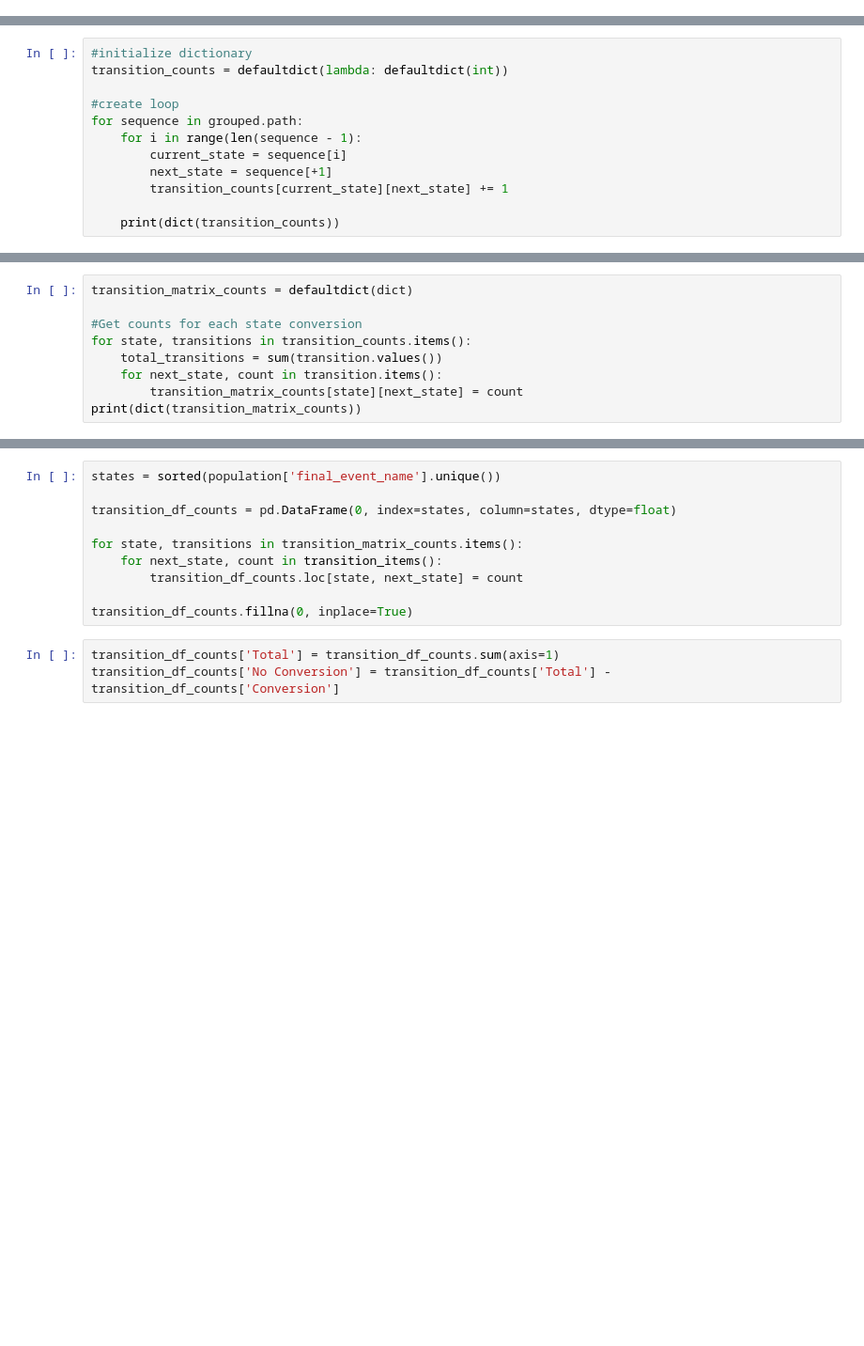
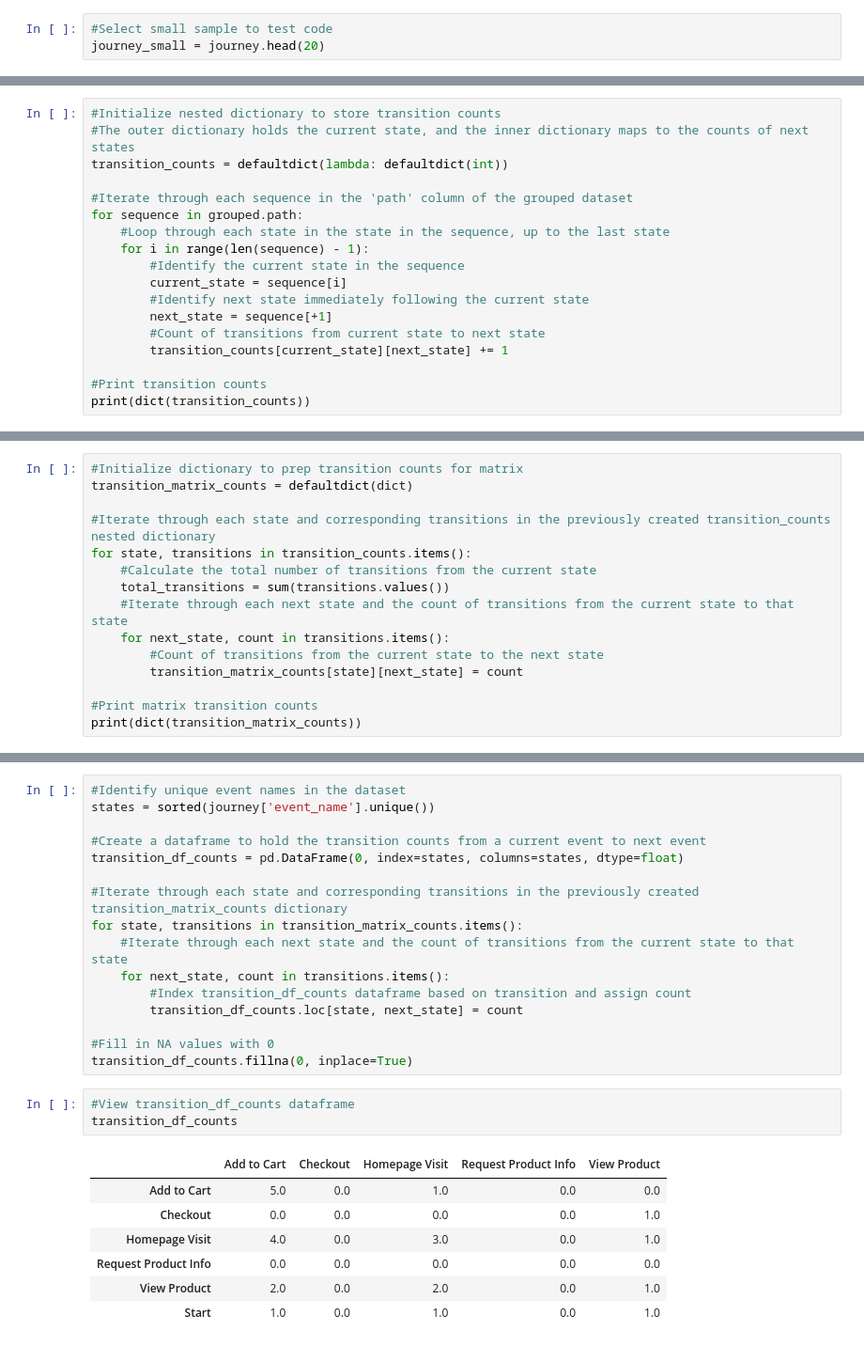
Before and after one commit to valenciachelsea/markov_chain, a Jupyter notebook: portfolio_markov.ipynb, the cells around one changed output, grey strips where cells are left out. Shown at 94% size. Cells and saved outputs as stored; diff of their text form; blank space fills up the shorter version.

```diff
--- a/portfolio_markov.ipynb
+++ b/portfolio_markov.ipynb
@@ -15 +16,4 @@ from collections import defaultdict
+# %%
+#Select small sample to test code
+journey_small = journey.head(20)
 # %%
@@ -41,12 +68,18 @@ base_conversion_rate = total_conversions / len(list_of_paths)
 # %%
-#initialize dictionary
+#Initialize nested dictionary to store transition counts
+#The outer dictionary holds the current state, and the inner dictionary maps to the counts of next states
 transition_counts = defaultdict(lambda: defaultdict(int))
 
-#create loop
+#Iterate through each sequence in the 'path' column of the grouped dataset
 for sequence in grouped.path:
-    for i in range(len(sequence - 1):
+    #Loop through each state in the state in the sequence, up to the last state
+    for i in range(len(sequence) - 1):
+        #Identify the current state in the sequence
         current_state = sequence[i]
+        #Identify next state immediately following the current state
         next_state = sequence[+1]
+        #Count of transitions from current state to next state
         transition_counts[current_state][next_state] += 1
 
-    print(dict(transition_counts))
+#Print transition counts
+print(dict(transition_counts))
@@ -53,9 +88,15 @@ for sequence in grouped.path:
 # %%
+#Initialize dictionary to prep transition counts for matrix
 transition_matrix_counts = defaultdict(dict)
 
-#Get counts for each state conversion
+#Iterate through each state and corresponding transitions in the previously created transition_counts nested dictionary
 for state, transitions in transition_counts.items():
-    total_transitions = sum(transition.values())
-    for next_state, count in transition.items():
+    #Calculate the total number of transitions from the current state
+    total_transitions = sum(transitions.values())
+    #Iterate through each next state and the count of transitions from the current state to that state
+    for next_state, count in transitions.items():
+        #Count of transitions from the current state to the next state
         transition_matrix_counts[state][next_state] = count
+
+#Print matrix transition counts
 print(dict(transition_matrix_counts))
@@ -62,14 +105,28 @@ print(dict(transition_matrix_counts))
 # %%
-states = sorted(population['final_event_name'].unique())
+#Identify unique event names in the dataset
+states = sorted(journey['event_name'].unique())
 
-transition_df_counts = pd.DataFrame(0, index=states, column=states, dtype=float)
+#Create a dataframe to hold the transition counts from a current event to next event
+transition_df_counts = pd.DataFrame(0, index=states, columns=states, dtype=float)
 
+#Iterate through each state and corresponding transitions in the previously created transition_matrix_counts dictionary
 for state, transitions in transition_matrix_counts.items():
-    for next_state, count in transition_items():
+    #Iterate through each next state and the count of transitions from the current state to that state
+    for next_state, count in transitions.items():
+        #Index transition_df_counts dataframe based on transition and assign count
         transition_df_counts.loc[state, next_state] = count
 
+#Fill in NA values with 0
 transition_df_counts.fillna(0, inplace=True)
 # %%
-transition_df_counts['Total'] = transition_df_counts.sum(axis=1)
-transition_df_counts['No Conversion'] = transition_df_counts['Total'] - transition_df_counts['Conversion']
+#View transition_df_counts dataframe
+transition_df_counts
+# %% [output]
+|  | Add to Cart | Checkout | Homepage Visit | Request Product Info | View Product |
+| Add to Cart | 5.0 | 0.0 | 1.0 | 0.0 | 0.0 |
+| Checkout | 0.0 | 0.0 | 0.0 | 0.0 | 1.0 |
+| Homepage Visit | 4.0 | 0.0 | 3.0 | 0.0 | 1.0 |
+| Request Product Info | 0.0 | 0.0 | 0.0 | 0.0 | 0.0 |
+| View Product | 2.0 | 0.0 | 2.0 | 0.0 | 1.0 |
+| Start | 1.0 | 0.0 | 1.0 | 0.0 | 1.0 |
 # %%
```
Also changed, not shown: parts of 21 cells of this notebook.
